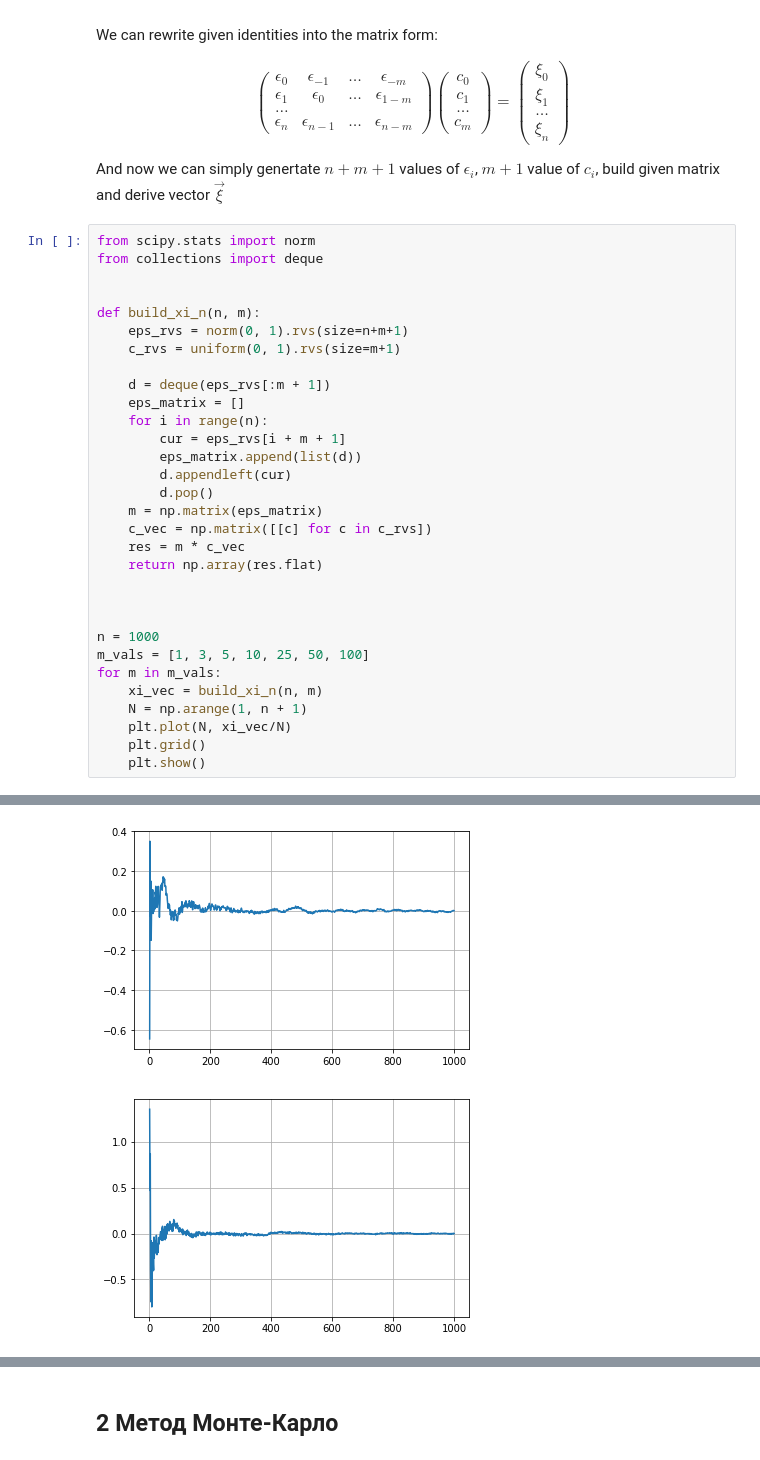
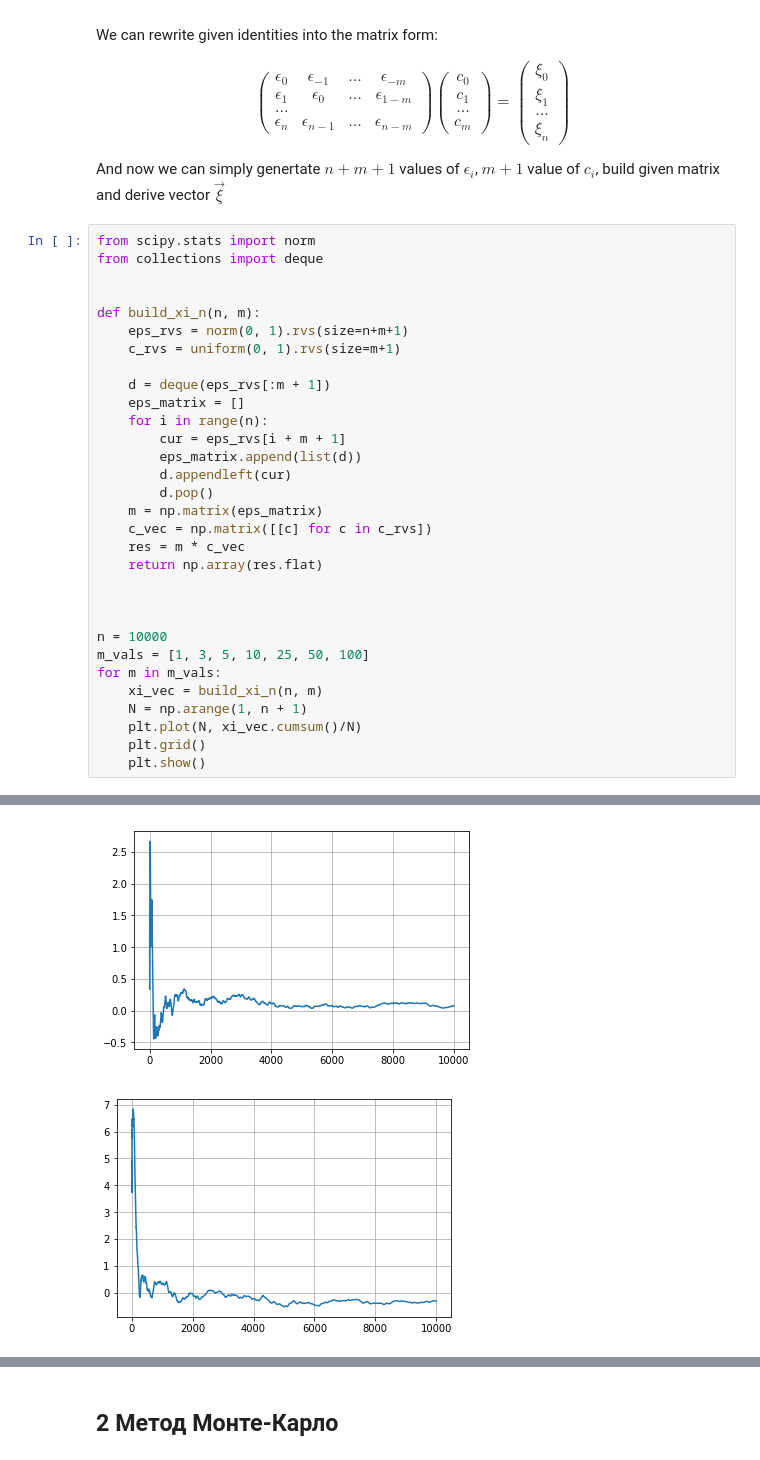
Before and after one commit to thestics/prob_labs, a Jupyter notebook: Лабораторне заняття 10/Домашня робота 10(Solved).ipynb, the cells around one changed output, grey strips where cells are left out. Saved outputs shown, nothing was run; the diff lists cells and outputs as text.

```diff
--- a/Лабораторне заняття 10/Домашня робота 10(Solved).ipynb
+++ b/Лабораторне заняття 10/Домашня робота 10(Solved).ipynb
@@ -173,12 +173,12 @@ def build_xi_n(n, m):
 
 
 
-n = 1000
+n = 10000
 m_vals = [1, 3, 5, 10, 25, 50, 100]
 for m in m_vals:
     xi_vec = build_xi_n(n, m)
     N = np.arange(1, n + 1)
-    plt.plot(N, xi_vec/N)
+    plt.plot(N, xi_vec.cumsum()/N)
     plt.grid()
     plt.show()
 # %% [output]
@@ -189,2 +189,2 @@ for m in m_vals:
-[figure, old version]
+[figure, new version]
-[figure, old version]
+[figure, new version]
```
Also changed, not shown: parts of 3 cells of this notebook.
